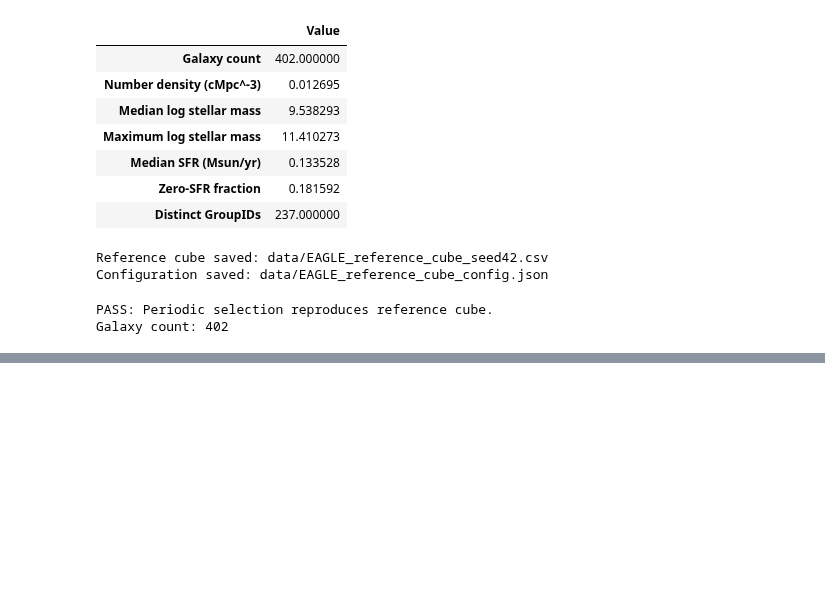
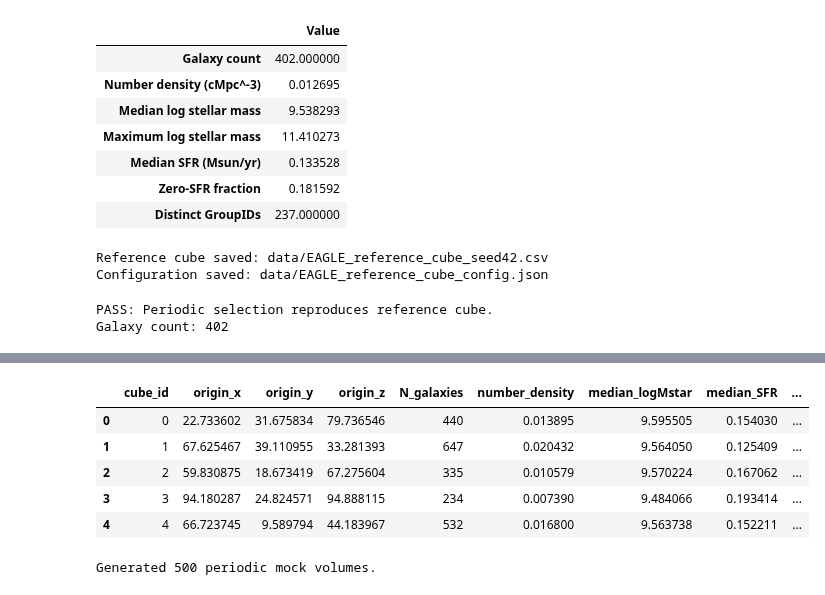
Before and after one commit to saatour/GW170817, a Jupyter notebook: 20261013_EAGLE_simulation_analysis_Chapter6.ipynb, the cells around one changed output, grey strips where cells are left out. Cells and saved outputs as stored; diff of their text form; code cells hidden in the pictures; blank space fills up the shorter version.

```diff
--- a/20261013_EAGLE_simulation_analysis_Chapter6.ipynb
+++ b/20261013_EAGLE_simulation_analysis_Chapter6.ipynb
@@ -1064,0 +1089,68 @@ Galaxy count: 402
+# %%
+N_CUBES = 500
+ENSEMBLE_SEED = 12345
+
+rng = np.random.default_rng(ENSEMBLE_SEED)
+
+cube_records = []
+
+for cube_id in range(N_CUBES):
+
+    origin = rng.uniform(
+        0,
+        BOX_SIZE_CMPC,
+        size=3
+    )
+
+    mock = sample_periodic_cube(
+        catalogue=eagle_science,
+        origin=origin,
+        side_length=L,
+        box_size=BOX_SIZE_CMPC
+    )
+
+    n = len(mock)
+
+    cube_records.append({
+        "cube_id": cube_id,
+        "origin_x": origin[0],
+        "origin_y": origin[1],
+        "origin_z": origin[2],
+        "N_galaxies": n,
+        "number_density": n / V90,
+        "median_logMstar": (
+            mock["logMstar"].median()
+            if n > 0 else np.nan
+        ),
+        "median_SFR": (
+            mock["SFR_30pkpc"].median()
+            if n > 0 else np.nan
+        ),
+        "zero_SFR_fraction": (
+            (mock["SFR_30pkpc"] == 0).mean()
+            if n > 0 else np.nan
+        ),
+        "total_stellar_mass": (
+            mock["Mstar_30pkpc"].sum()
+        ),
+        "total_SFR": (
+            mock["SFR_30pkpc"].sum()
+        )
+    })
+
+ensemble = pd.DataFrame(cube_records)
+
+assert len(ensemble) == N_CUBES
+assert ensemble["N_galaxies"].ge(0).all()
+
+display(ensemble.head())
+
+print(f"\nGenerated {N_CUBES} periodic mock volumes.")
+# %% [output]
+|  | cube_id | origin_x | origin_y | origin_z | N_galaxies | number_density | median_logMstar | median_SFR | ... |
+| 0 | 0 | 22.733602 | 31.675834 | 79.736546 | 440 | 0.013895 | 9.595505 | 0.154030 | ... |
+| 1 | 1 | 67.625467 | 39.110955 | 33.281393 | 647 | 0.020432 | 9.564050 | 0.125409 | ... |
+| 2 | 2 | 59.830875 | 18.673419 | 67.275604 | 335 | 0.010579 | 9.570224 | 0.167062 | ... |
+| 3 | 3 | 94.180287 | 24.824571 | 94.888115 | 234 | 0.007390 | 9.484066 | 0.193414 | ... |
+| 4 | 4 | 66.723745 | 9.589794 | 44.183967 | 532 | 0.016800 | 9.563738 | 0.152211 | ... |
+Generated 500 periodic mock volumes.
```
Also changed, not shown: parts of 3 cells of this notebook.
